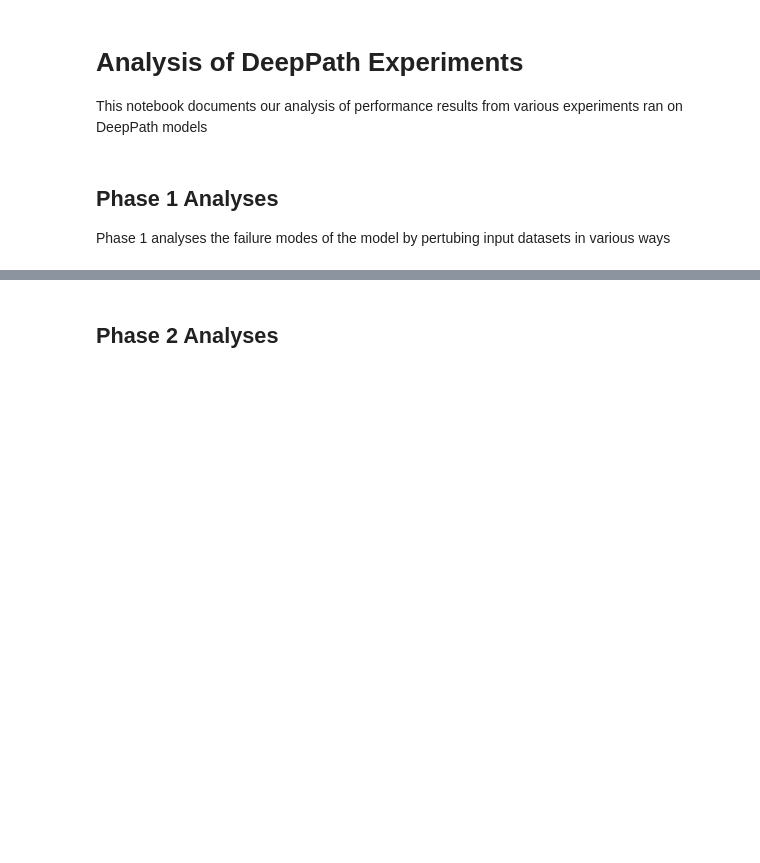
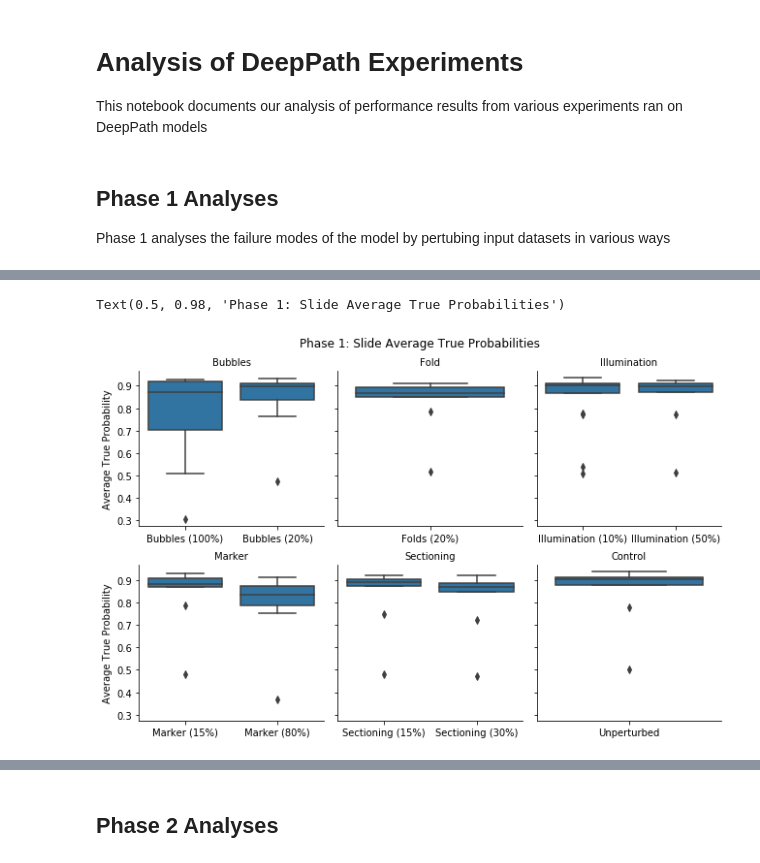
Before and after one commit to Systems-Imaging-Bioinformatics-Lab/histopath_failure_modes, a Jupyter notebook: Results.ipynb, the cells around one changed output, grey strips where cells are left out. Saved outputs shown, nothing was run; the diff lists cells and outputs as text; code cells hidden in the pictures; blank space fills up the shorter version.

Commit message:
Update results to use faceted plots

```diff
--- a/Results.ipynb
+++ b/Results.ipynb
@@ -20,7 +20,8 @@ def load_studies(studies,labels):
         study.stem:pd.DataFrame(dp.parse_slide_probs(study / "auc" / "out2_perSlideStats.txt"))
         for study in studies
     },names=["study"]).reset_index("study")
-    slide_probs["group"] = slide_probs["study"].str.extract(r".*_(.*)_.*")
+    slide_probs["group"] = slide_probs["study"].str.extract(r".*_(.*)_.*",expand=False).str.capitalize()
+    slide_probs["group"].fillna("Control",inplace=True)
     slide_probs["study"] = slide_probs["study"].apply(lambda x: labels[x])
     slide_probs.sort_values(["study","class"],inplace=True)
     # Parse tile probs
@@ -28,7 +29,8 @@ def load_studies(studies,labels):
         study.stem:pd.DataFrame(dp.parse_tile_probs(study / "out_filename_Stats.txt"))
         for study in studies
     },names=["study"]).reset_index("study")
-    tile_probs["group"] = tile_probs["study"].str.extract(r".*_(.*)_.*")
+    tile_probs["group"] = tile_probs["study"].str.extract(r".*_(.*)_.*",expand=False).str.capitalize()
+    tile_probs["group"].fillna("Control",inplace=True)
     tile_probs["study"] = tile_probs["study"].apply(lambda x: labels[x])
     tile_probs.sort_values(["study","class"],inplace=True)
     #Parse AUCs
@@ -36,7 +38,8 @@ def load_studies(studies,labels):
         study.stem:pd.DataFrame(dp.parse_auc_file(study / "auc_summary.txt"))
         for study in studies
     },names=["study"]).reset_index("study")
-    auc["group"] = auc["study"].str.extract(r".*_(.*)_.*")
+    auc["group"] = auc["study"].str.extract(r".*_(.*)_.*",expand=False).str.capitalize()
+    auc["group"].fillna("Control",inplace=True)
     auc["study"] = auc["study"].apply(lambda x: labels[x])
     auc.sort_values(["study","class"],inplace=True)
     slide_auc = auc[auc.type=="slide"]
@@ -62,7 +65,5 @@ phase1_labels = {
     "phase1_exp": "Unperturbed"
 }
 
-phase1_studies = list(output_dir.glob("exp_*_*"))
+phase1_studies = list(output_dir.glob("exp_*_*")) + [output_dir / "phase1_exp"]
 phase1_slide_probs, phase1_tile_probs, phase1_slide_auc, phase1_tile_auc = load_studies(phase1_studies,phase1_labels)
-ctrl_slide_probs, ctrl_tile_probs, ctrl_slide_auc, ctrl_tile_auc = load_studies([output_dir / "phase1_exp"],phase1_labels)
-groups = phase1_slide_probs["group"].unique()
@@ -186,0 +70,11 @@ AxesSubplot(0.125,0.125;0.775x0.755)
+# %%
+# Average True Prob Overall
+g = sns.FacetGrid(data=phase1_slide_probs,col="group",sharex=False,col_wrap=3)
+g.map_dataframe(sns.boxplot,x="study",y="true_av_prob")
+g.set_titles("{col_name}")
+g.set_ylabels("Average True Probability")
+plt.subplots_adjust(top=0.9)
+plt.suptitle("Phase 1: Slide Average True Probabilities")
+# %% [output]
+Text(0.5, 0.98, 'Phase 1: Slide Average True Probabilities')
+[figure, added]
```
Also changed, not shown: parts of 8 cells of this notebook.
